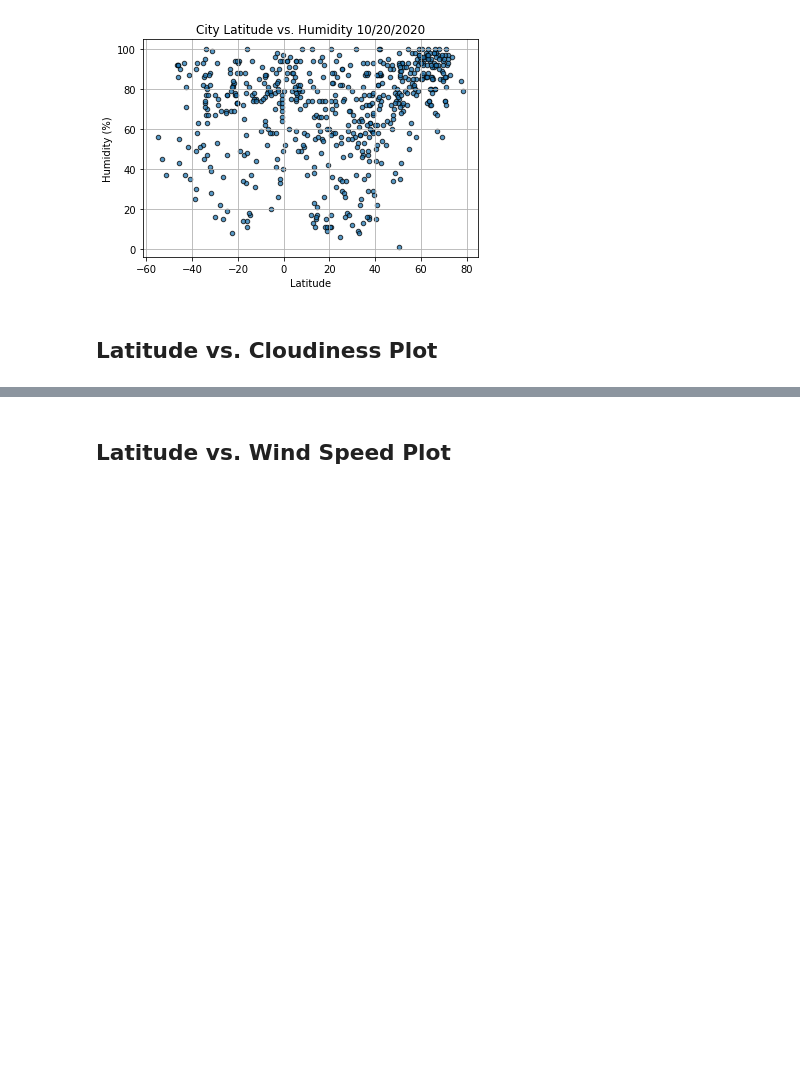
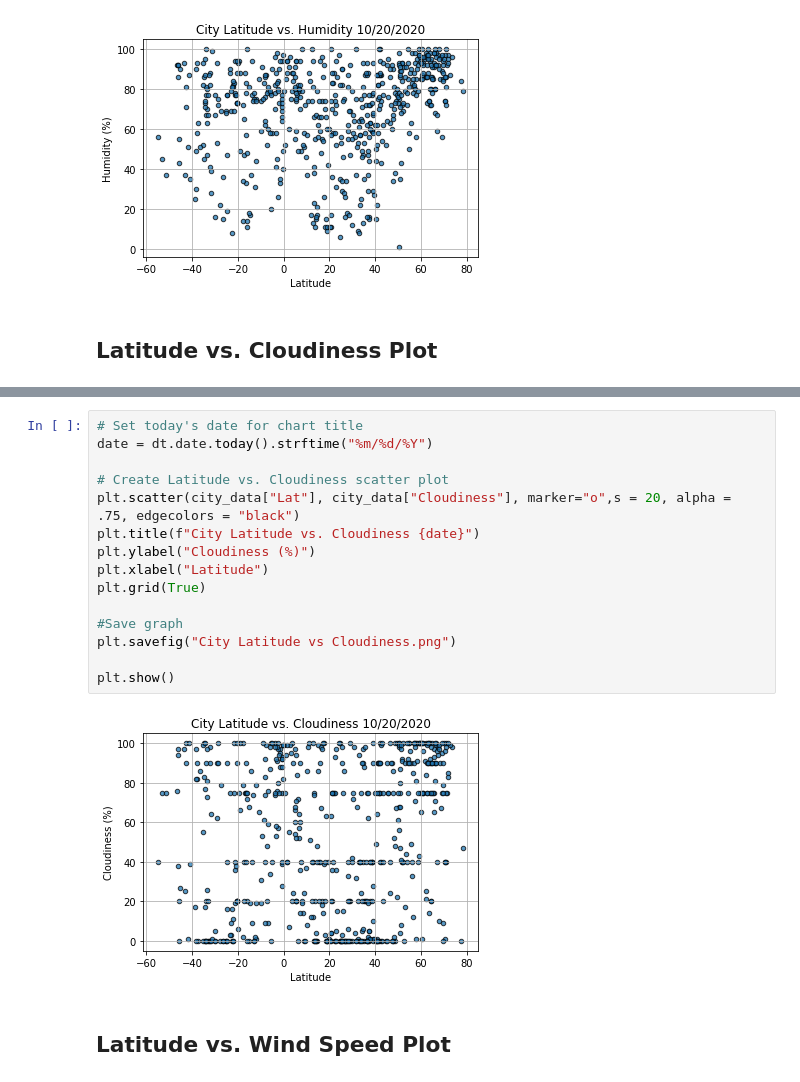
Before and after one commit to kimcrine/python-api-challenge, a Jupyter notebook: WeatherPy/WeatherPy.ipynb, the cells around one changed output, grey strips where cells are left out. Cells and saved outputs as stored; diff of their text form; blank space fills up the shorter version.

Commit message:
Latitude vs Cloudiness

```diff
--- a/WeatherPy/WeatherPy.ipynb
+++ b/WeatherPy/WeatherPy.ipynb
@@ -239,3 +236,20 @@ plt.show()
+# %%
+# Set today's date for chart title
+date = dt.date.today().strftime("%m/%d/%Y")
+
+# Create Latitude vs. Cloudiness scatter plot
+plt.scatter(city_data["Lat"], city_data["Cloudiness"], marker="o",s = 20, alpha = .75, edgecolors = "black")
+plt.title(f"City Latitude vs. Cloudiness {date}")
+plt.ylabel("Cloudiness (%)")
+plt.xlabel("Latitude")
+plt.grid(True)
+
+#Save graph
+plt.savefig("City Latitude vs Cloudiness.png")
+
+plt.show()
+# %% [output]
+[figure, added]
 # %% [markdown]
 ## Latitude vs. Wind Speed Plot
 # %%
```
Also changed, not shown: parts of 3 cells of this notebook, 1 other file.
